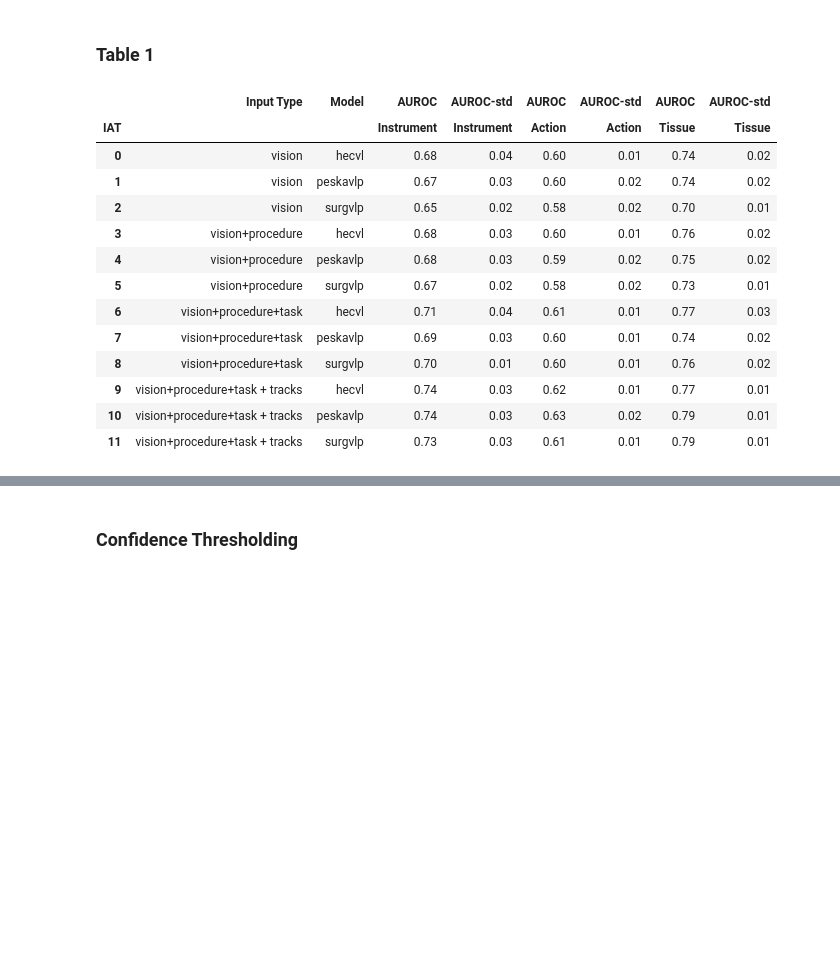
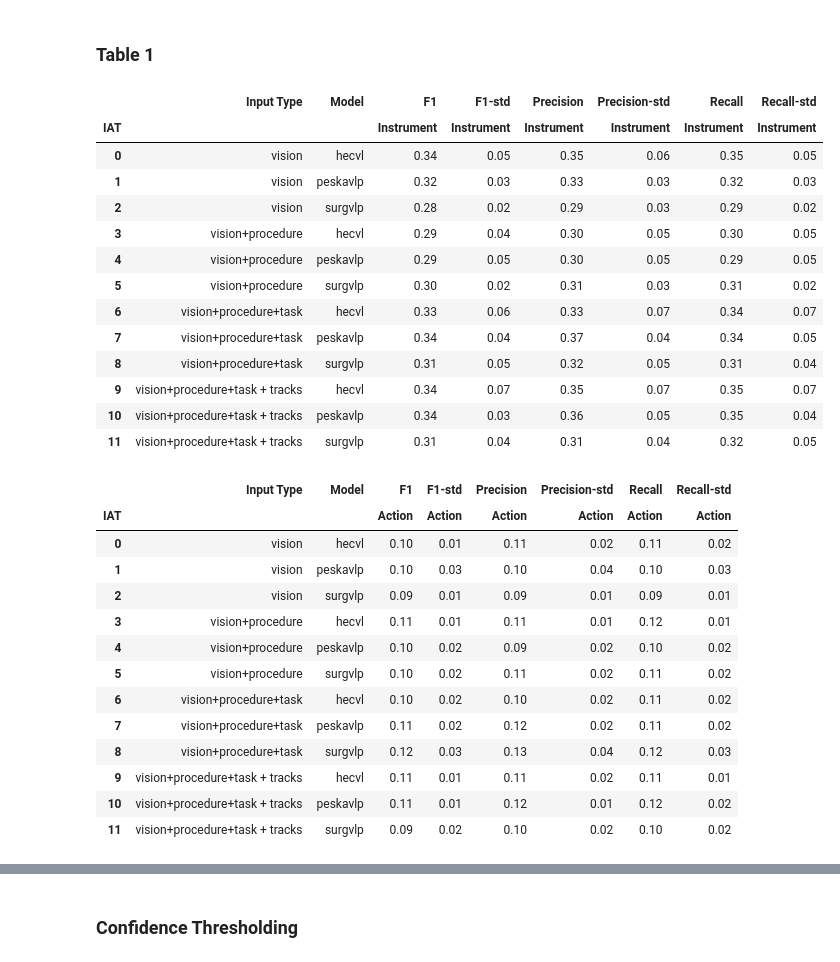
Before and after one commit to firdavsn/SurgFBGen, a Jupyter notebook: surgfbgen/notebooks/2_iat_analysis.ipynb, the cells around one changed output, grey strips where cells are left out. Saved outputs shown, nothing was run; the diff lists cells and outputs as text; code cells hidden in the pictures; blank space fills up the shorter version.

```diff
--- a/surgfbgen/notebooks/2_iat_analysis.ipynb
+++ b/surgfbgen/notebooks/2_iat_analysis.ipynb
@@ -4,6 +4,7 @@ import json
 import os
 # %%
 i_metrics_path = '~/surgery/surgical_fb_generation/SurgFBGen/outputs/iat_metrics/instrument-peskavlp-vision+procedure+task+tracks-none=100-num_tracks=15-final.json'
+i_metrics_path = '/home/firdavs/surgery/surgical_fb_generation/SurgFBGen/outputs/iat_metrics/instrument-peskavlp-vision+procedure+task+tracks-none=100-num_tracks=15-final.json'
 a_metrics_path = i_metrics_path.replace('instrument', 'action')
 t_metrics_path = i_metrics_path.replace('instrument', 'tissue')
 
@@ -18,9 +19,9 @@ with open(t_metrics_path, 'r') as f:
 # %% [markdown]
 ### Procedure + Task Tables
 # %%
-annotations_df = pd.read_csv('~/surgery/surgical_fb_generation/SurgFBGen/data/iat_predictor_splits/full.csv').assign(task=lambda x: x['task'].map(task_normalization_json))
+task_normalization_json = json.load(open('/home/firdavs/surgery/surgical_fb_generation/SurgFBGen/data/iat/task_normalization.json'))
+annotations_df = pd.read_csv('/home/firdavs/surgery/surgical_fb_generation/SurgFBGen/data/iat_predictor_splits/full.csv').assign(task=lambda x: x['task'].map(task_normalization_json))
 proc_df = annotations_df[['procedure', 'procedure_defn']].drop_duplicates().reset_index(drop=True)
-task_normalization_json = json.load(open('~/surgery/surgical_fb_generation/SurgFBGen/data/iat/task_normalization.json'))
 task_df = annotations_df[['task', 'task_defn']].drop_duplicates().dropna().drop_duplicates('task').reset_index(drop=True)
 # %%
 for i in range(len(proc_df)):
@@ -93,7 +114,7 @@ import os
 import json
 import numpy as np
 
-iat_metrics_dir = '~/surgery/surgical_fb_generation/SurgFBGen/outputs/iat_metrics'
+iat_metrics_dir = '/home/firdavs/surgery/surgical_fb_generation/SurgFBGen/outputs/iat_metrics'
 models = ['surgvlp', 'peskavlp', 'hecvl']
 input_types = ['vision', 'vision+procedure', 'vision+procedure+task']
 iat_cols = ['instrument', 'action', 'tissue']
@@ -199,34 +268,68 @@ hybrid_df = hybrid_df[[
 # %%
 full_df = pd.concat([only_embs_df, hybrid_df]).reset_index(drop=True)
 full_df
 
 # vision, vison+procedure, vision+procedure+task, vision+procedure+task+tracks
 df1 = full_df.copy()
 df1 = df1[df1['Num Tracks'].isin([0, 15])].reset_index(drop=True)
 df1 = df1[[
     ('Input Type', ''),
     ('Model', ''),
     # ('Num Tracks', ''),
     ('AUROC', 'Instrument'),
     ('AUROC-std', 'Instrument'),
     ('AUROC', 'Action'),
     ('AUROC-std', 'Action'),
     ('AUROC', 'Tissue'),
-    ('AUROC-std', 'Tissue')
+    ('AUROC-std', 'Tissue'),
+    ('F1', 'Instrument'),
+    ('F1-std', 'Instrument'),
+    ('F1', 'Action'),
+    ('F1-std', 'Action'),
+    ('F1', 'Tissue'),
+    ('F1-std', 'Tissue'),
+    ('Precision', 'Instrument'),
+    ('Precision-std', 'Instrument'),
+    ('Precision', 'Action'),
+    ('Precision-std', 'Action'),
+    ('Precision', 'Tissue'),
+    ('Precision-std', 'Tissue'),
+    ('Recall', 'Instrument'),
+    ('Recall-std', 'Instrument'),
+    ('Recall', 'Action'),
+    ('Recall-std', 'Action'),
+    ('Recall', 'Tissue'),
+    ('Recall-std', 'Tissue')
 ]].round(2)
-df1
+display(df1[[('Input Type', ''), ('Model', ''), ('F1', 'Instrument'), ('F1-std', 'Instrument'), ('Precision', 'Instrument'), ('Precision-std', 'Instrument'), ('Recall', 'Instrument'), ('Recall-std', 'Instrument')]])
+display(df1[[('Input Type', ''), ('Model', ''),('F1', 'Action'), ('F1-std', 'Action'), ('Precision', 'Action'), ('Precision-std', 'Action'), ('Recall', 'Action'), ('Recall-std', 'Action')]])
+display(df1[[('Input Type', ''), ('Model', ''),('F1', 'Tissue'), ('F1-std', 'Tissue'), ('Precision', 'Tissue'), ('Precision-std', 'Tissue'), ('Recall', 'Tissue'), ('Recall-std', 'Tissue')]])
 # %% [output]
-|  | Input Type | Model | AUROC | AUROC-std | AUROC | AUROC-std | AUROC | AUROC-std |
-| IAT |  |  | Instrument | Instrument | Action | Action | Tissue | Tissue |
-| 0 | vision | hecvl | 0.68 | 0.04 | 0.60 | 0.01 | 0.74 | 0.02 |
-| 1 | vision | peskavlp | 0.67 | 0.03 | 0.60 | 0.02 | 0.74 | 0.02 |
-| 2 | vision | surgvlp | 0.65 | 0.02 | 0.58 | 0.02 | 0.70 | 0.01 |
-| 3 | vision+procedure | hecvl | 0.68 | 0.03 | 0.60 | 0.01 | 0.76 | 0.02 |
-| 4 | vision+procedure | peskavlp | 0.68 | 0.03 | 0.59 | 0.02 | 0.75 | 0.02 |
-| 5 | vision+procedure | surgvlp | 0.67 | 0.02 | 0.58 | 0.02 | 0.73 | 0.01 |
-| 6 | vision+procedure+task | hecvl | 0.71 | 0.04 | 0.61 | 0.01 | 0.77 | 0.03 |
-| 7 | vision+procedure+task | peskavlp | 0.69 | 0.03 | 0.60 | 0.01 | 0.74 | 0.02 |
-| 8 | vision+procedure+task | surgvlp | 0.70 | 0.01 | 0.60 | 0.01 | 0.76 | 0.02 |
-| 9 | vision+procedure+task + tracks | hecvl | 0.74 | 0.03 | 0.62 | 0.01 | 0.77 | 0.01 |
-| 10 | vision+procedure+task + tracks | peskavlp | 0.74 | 0.03 | 0.63 | 0.02 | 0.79 | 0.01 |
-| 11 | vision+procedure+task + tracks | surgvlp | 0.73 | 0.03 | 0.61 | 0.01 | 0.79 | 0.01 |
+|  | Input Type | Model | F1 | F1-std | Precision | Precision-std | Recall | Recall-std |
+| IAT |  |  | Instrument | Instrument | Instrument | Instrument | Instrument | Instrument |
+| 0 | vision | hecvl | 0.34 | 0.05 | 0.35 | 0.06 | 0.35 | 0.05 |
+| 1 | vision | peskavlp | 0.32 | 0.03 | 0.33 | 0.03 | 0.32 | 0.03 |
+| 2 | vision | surgvlp | 0.28 | 0.02 | 0.29 | 0.03 | 0.29 | 0.02 |
+| 3 | vision+procedure | hecvl | 0.29 | 0.04 | 0.30 | 0.05 | 0.30 | 0.05 |
+| 4 | vision+procedure | peskavlp | 0.29 | 0.05 | 0.30 | 0.05 | 0.29 | 0.05 |
+| 5 | vision+procedure | surgvlp | 0.30 | 0.02 | 0.31 | 0.03 | 0.31 | 0.02 |
+| 6 | vision+procedure+task | hecvl | 0.33 | 0.06 | 0.33 | 0.07 | 0.34 | 0.07 |
+| 7 | vision+procedure+task | peskavlp | 0.34 | 0.04 | 0.37 | 0.04 | 0.34 | 0.05 |
+| 8 | vision+procedure+task | surgvlp | 0.31 | 0.05 | 0.32 | 0.05 | 0.31 | 0.04 |
+| 9 | vision+procedure+task + tracks | hecvl | 0.34 | 0.07 | 0.35 | 0.07 | 0.35 | 0.07 |
+| 10 | vision+procedure+task + tracks | peskavlp | 0.34 | 0.03 | 0.36 | 0.05 | 0.35 | 0.04 |
+| 11 | vision+procedure+task + tracks | surgvlp | 0.31 | 0.04 | 0.31 | 0.04 | 0.32 | 0.05 |
+|  | Input Type | Model | F1 | F1-std | Precision | Precision-std | Recall | Recall-std |
+| IAT |  |  | Action | Action | Action | Action | Action | Action |
+| 0 | vision | hecvl | 0.10 | 0.01 | 0.11 | 0.02 | 0.11 | 0.02 |
+| 1 | vision | peskavlp | 0.10 | 0.03 | 0.10 | 0.04 | 0.10 | 0.03 |
+| 2 | vision | surgvlp | 0.09 | 0.01 | 0.09 | 0.01 | 0.09 | 0.01 |
+| 3 | vision+procedure | hecvl | 0.11 | 0.01 | 0.11 | 0.01 | 0.12 | 0.01 |
+| 4 | vision+procedure | peskavlp | 0.10 | 0.02 | 0.09 | 0.02 | 0.10 | 0.02 |
+| 5 | vision+procedure | surgvlp | 0.10 | 0.02 | 0.11 | 0.02 | 0.11 | 0.02 |
+| 6 | vision+procedure+task | hecvl | 0.10 | 0.02 | 0.10 | 0.02 | 0.11 | 0.02 |
+| 7 | vision+procedure+task | peskavlp | 0.11 | 0.02 | 0.12 | 0.02 | 0.11 | 0.02 |
+| 8 | vision+procedure+task | surgvlp | 0.12 | 0.03 | 0.13 | 0.04 | 0.12 | 0.03 |
+| 9 | vision+procedure+task + tracks | hecvl | 0.11 | 0.01 | 0.11 | 0.02 | 0.11 | 0.01 |
+| 10 | vision+procedure+task + tracks | peskavlp | 0.11 | 0.01 | 0.12 | 0.01 | 0.12 | 0.02 |
+| 11 | vision+procedure+task + tracks | surgvlp | 0.09 | 0.02 | 0.10 | 0.02 | 0.10 | 0.02 |
```
Also changed, not shown: parts of 19 cells of this notebook, 20 other files.
